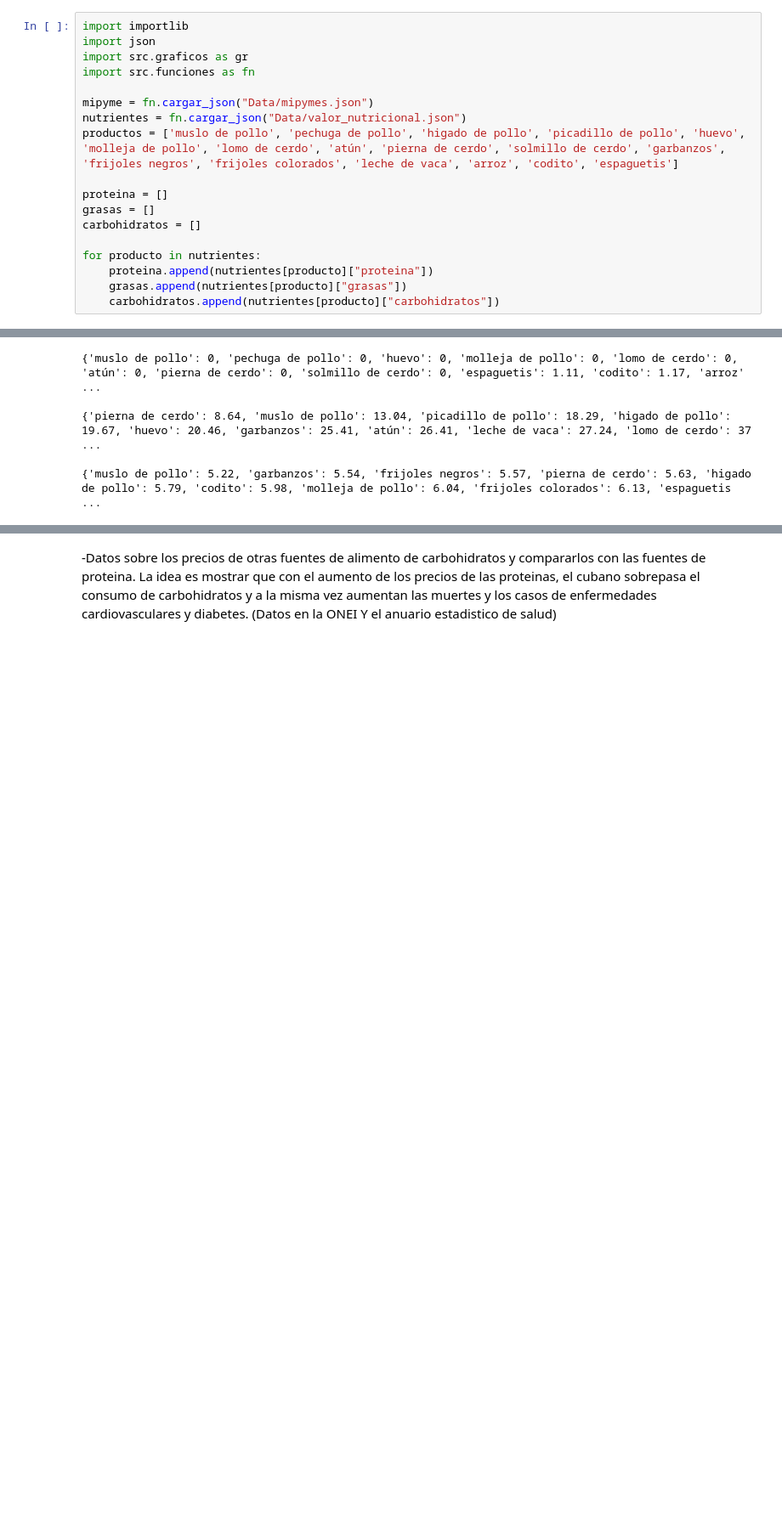
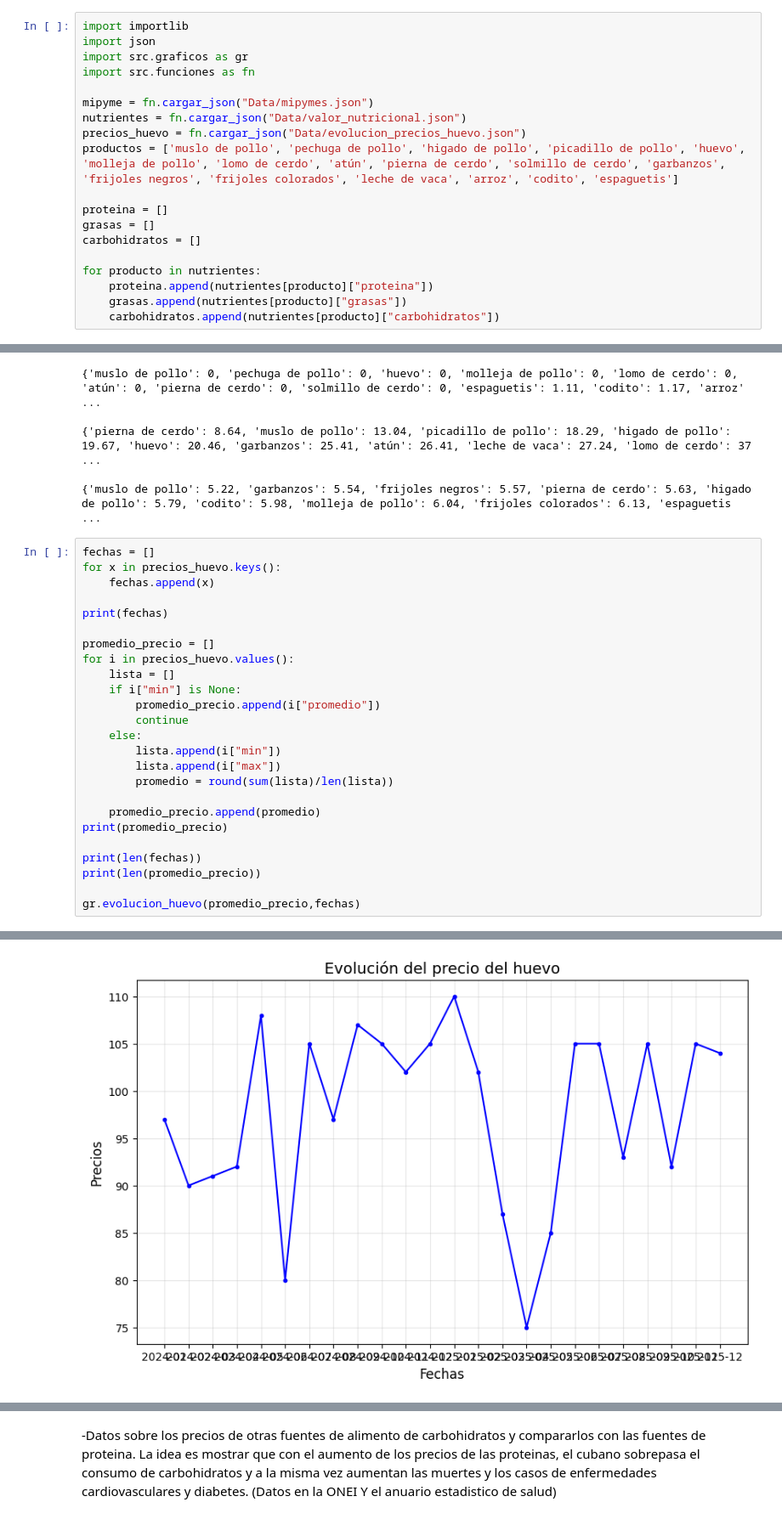
Before and after one commit to datascienceelias-png/proyecto_mipymes, a Jupyter notebook: analisis.ipynb, the cells around one changed output, grey strips where cells are left out. Shown at 85% size. Saved outputs shown, nothing was run; the diff lists cells and outputs as text; blank space fills up the shorter version.

```diff
--- a/analisis.ipynb
+++ b/analisis.ipynb
@@ -23,6 +23,7 @@ import src.funciones as fn
 
 mipyme = fn.cargar_json("Data/mipymes.json")
 nutrientes = fn.cargar_json("Data/valor_nutricional.json")
+precios_huevo = fn.cargar_json("Data/evolucion_precios_huevo.json")
 productos = ['muslo de pollo', 'pechuga de pollo', 'higado de pollo', 'picadillo de pollo', 'huevo', 'molleja de pollo', 'lomo de cerdo', 'atún', 'pierna de cerdo', 'solmillo de cerdo', 'garbanzos', 'frijoles negros', 'frijoles colorados', 'leche de vaca', 'arroz', 'codito', 'espaguetis']
 
 proteina = []
@@ -143,3 +148,29 @@ print(p)
 {'pierna de cerdo': 8.64, 'muslo de pollo': 13.04, 'picadillo de pollo': 18.29, 'higado de pollo': 19.67, 'huevo': 20.46, 'garbanzos': 25.41, 'atún': 26.41, 'leche de vaca': 27.24, 'lomo de cerdo': 37 ...
 
 {'muslo de pollo': 5.22, 'garbanzos': 5.54, 'frijoles negros': 5.57, 'pierna de cerdo': 5.63, 'higado de pollo': 5.79, 'codito': 5.98, 'molleja de pollo': 6.04, 'frijoles colorados': 6.13, 'espaguetis ...
+# %%
+fechas = []
+for x in precios_huevo.keys():
+    fechas.append(x)
+
+print(fechas)
+
+promedio_precio = []
+for i in precios_huevo.values():
+    lista = []
+    if i["min"] is None:
+        promedio_precio.append(i["promedio"])
+        continue
+    else:
+        lista.append(i["min"])
+        lista.append(i["max"])
+        promedio = round(sum(lista)/len(lista))
+
+    promedio_precio.append(promedio)
+print(promedio_precio)
+
+print(len(fechas))
+print(len(promedio_precio))
+
+gr.evolucion_huevo(promedio_precio,fechas)
+# %% [output]
@@ -145,0 +181 @@ print(p)
+[figure, added]
```
Also changed, not shown: parts of 7 cells of this notebook, 4 other files.
